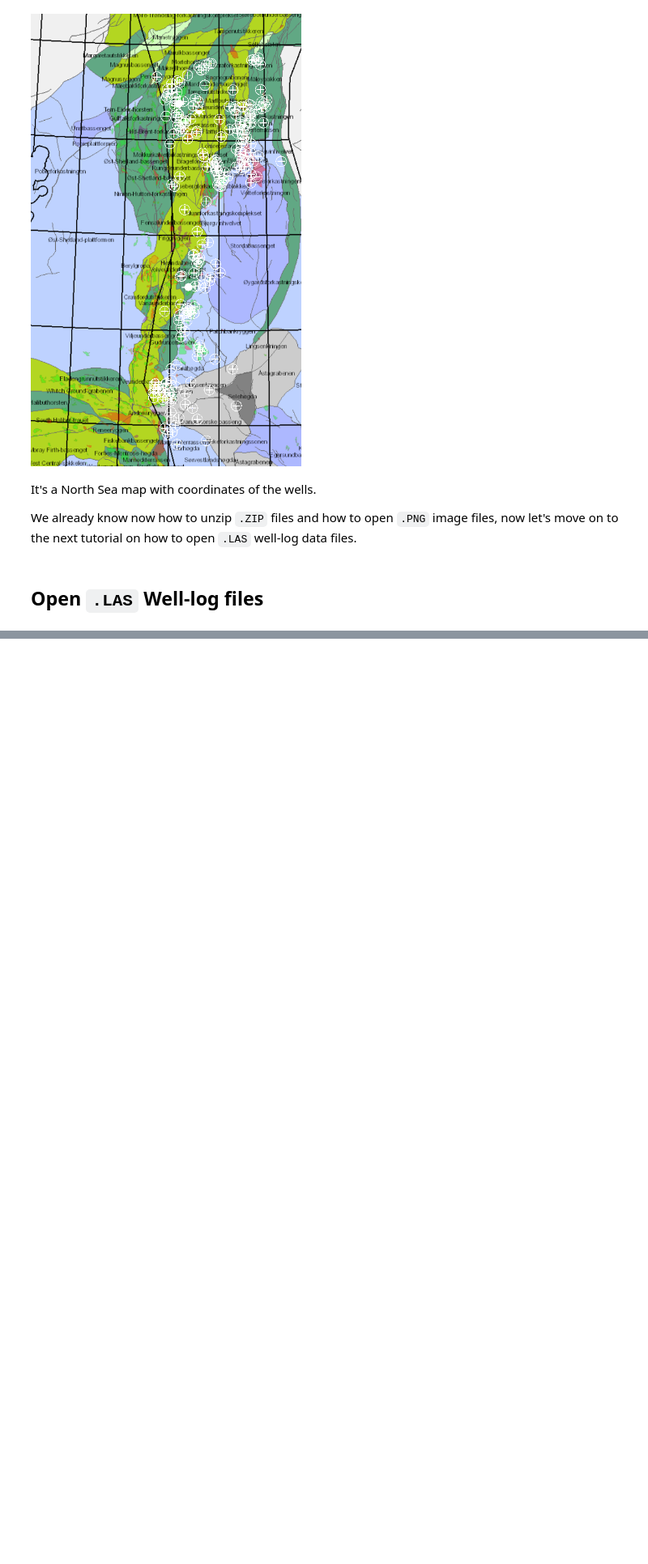
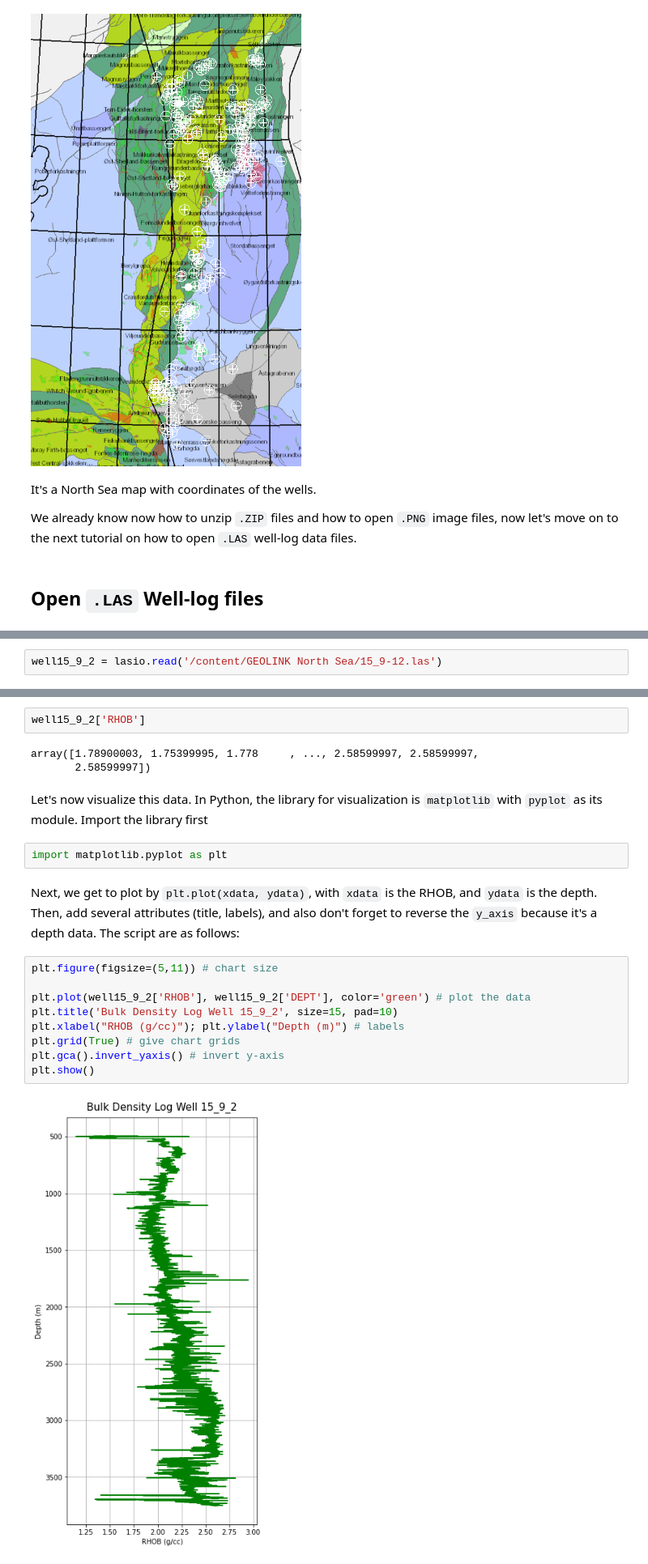
Before and after one commit to yohanesnuwara/open-geoscience-repository, a Jupyter notebook: how_to_access_public_geoscience_data.ipynb, the cells around one changed output, grey strips where cells are left out. Shown at 81% size. Cells and saved outputs as stored; diff of their text form; blank space fills up the shorter version.

```diff
--- a/how_to_access_public_geoscience_data.ipynb
+++ b/how_to_access_public_geoscience_data.ipynb
@@ -238,0 +257,2 @@ Now starts the **REAL GEOSCIENCE!**
+# %%
+well15_9_2 = lasio.read('/content/GEOLINK North Sea/15_9-12.las')
@@ -238,0 +325,22 @@ Now starts the **REAL GEOSCIENCE!**
+# %%
+well15_9_2['RHOB']
+# %% [output]
+array([1.78900003, 1.75399995, 1.778     , ..., 2.58599997, 2.58599997,
+       2.58599997])
+# %% [markdown]
+Let's now visualize this data. In Python, the library for visualization is `matplotlib` with `pyplot` as its module. Import the library first
+# %%
+import matplotlib.pyplot as plt
+# %% [markdown]
+Next, we get to plot by `plt.plot(xdata, ydata)`, with `xdata` is the RHOB, and `ydata` is the depth. Then, add several attributes (title, labels), and also don't forget to reverse the `y_axis` because it's a depth data. The script are as follows:
+# %%
+plt.figure(figsize=(5,11)) # chart size
+
+plt.plot(well15_9_2['RHOB'], well15_9_2['DEPT'], color='green') # plot the data
+plt.title('Bulk Density Log Well 15_9_2', size=15, pad=10)
+plt.xlabel("RHOB (g/cc)"); plt.ylabel("Depth (m)") # labels
+plt.grid(True) # give chart grids
+plt.gca().invert_yaxis() # invert y-axis
+plt.show()
+# %% [output]
+[figure, added]
```
Also changed, not shown: parts of 15 cells of this notebook.
